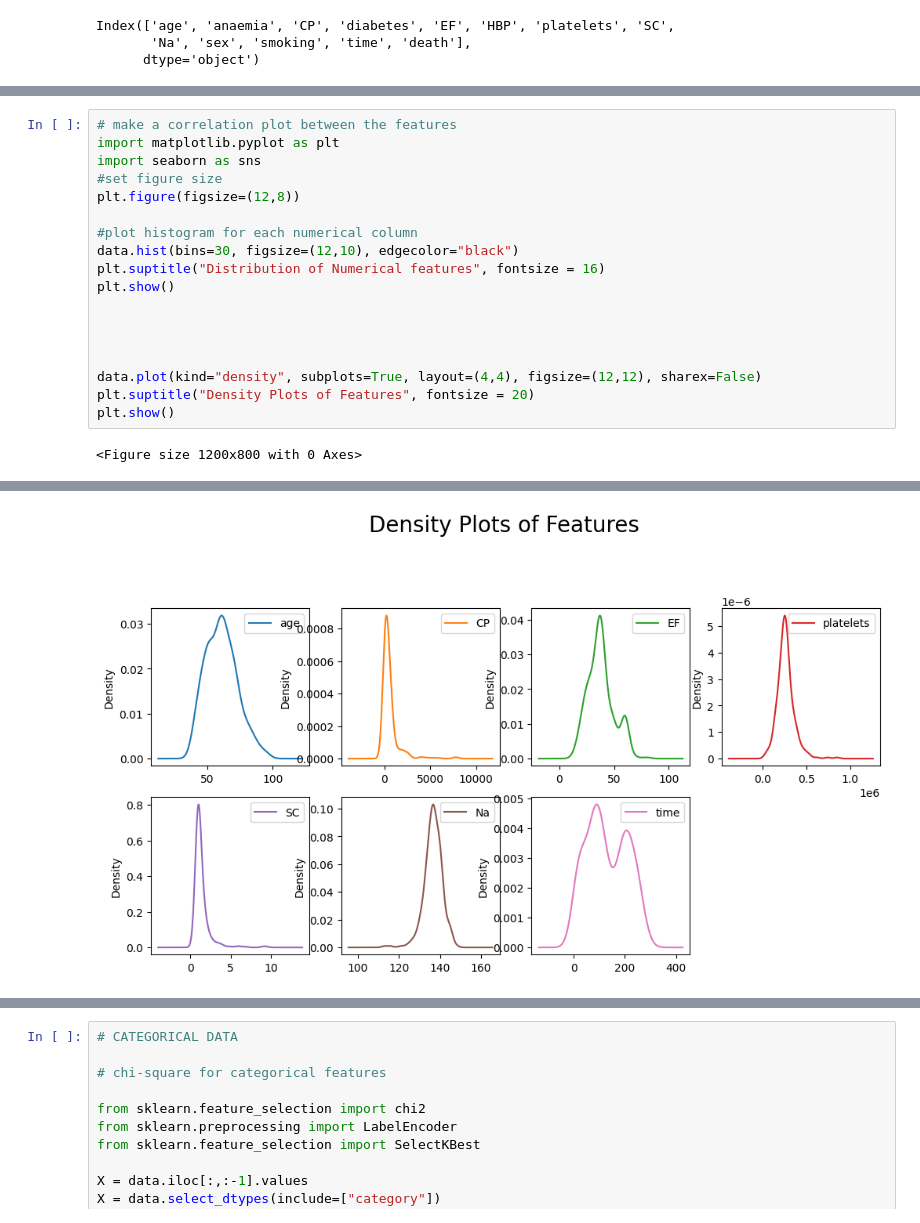
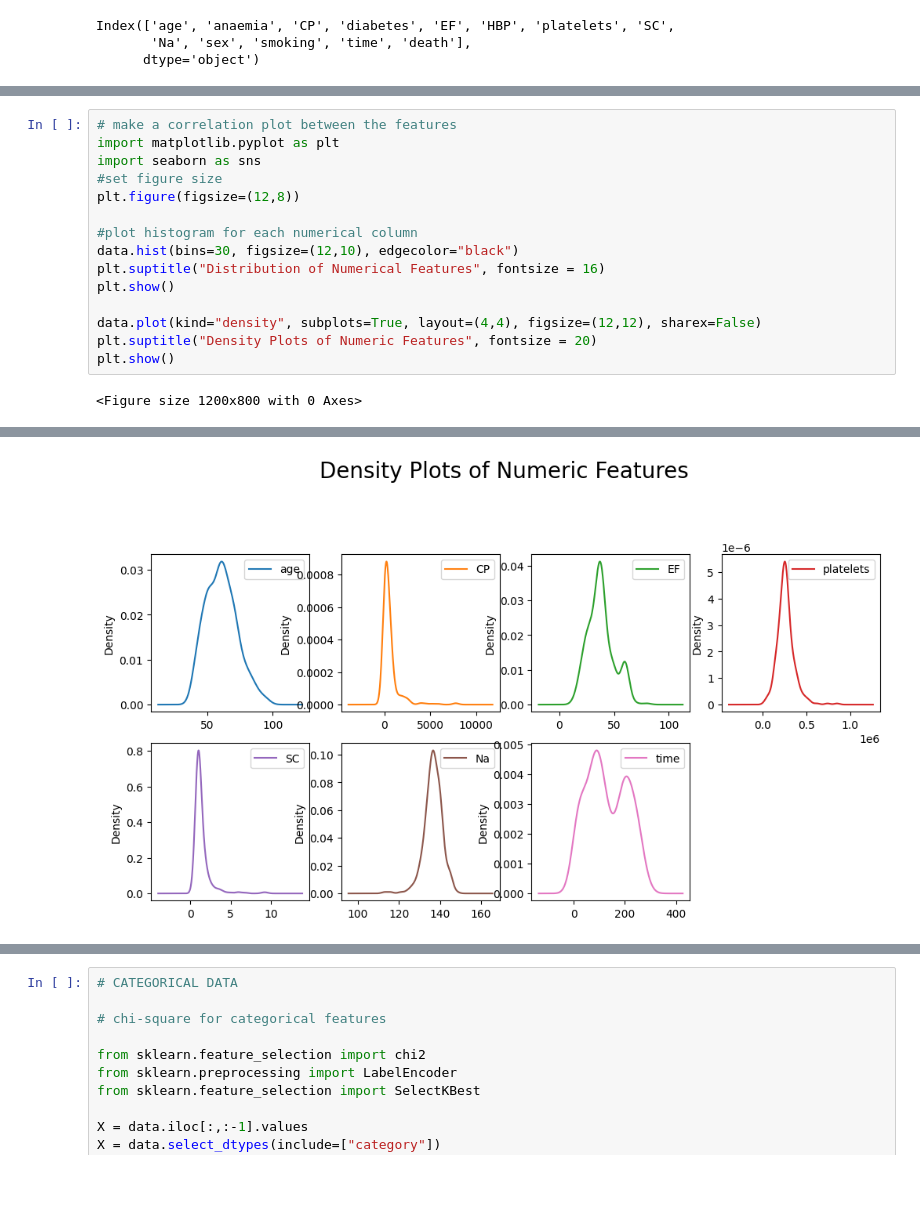
Before and after one commit to CZhakshylykova/Heart-Attack-Risk, a Jupyter notebook: Heart_attack.ipynb, the cells around one changed output, grey strips where cells are left out. Drawn from its saved outputs; the diff is of its cells as text; blank space fills up the shorter version.

```diff
--- a/Heart_attack.ipynb
+++ b/Heart_attack.ipynb
@@ -175,25 +183,22 @@ plt.show()
 # %%
 # make a correlation plot between the features
 import matplotlib.pyplot as plt
 import seaborn as sns
 #set figure size
 plt.figure(figsize=(12,8))
 
 #plot histogram for each numerical column
 data.hist(bins=30, figsize=(12,10), edgecolor="black")
-plt.suptitle("Distribution of Numerical features", fontsize = 16)
+plt.suptitle("Distribution of Numerical Features", fontsize = 16)
 plt.show()
 
-
-
-
 data.plot(kind="density", subplots=True, layout=(4,4), figsize=(12,12), sharex=False)
-plt.suptitle("Density Plots of Features", fontsize = 20)
+plt.suptitle("Density Plots of Numeric Features", fontsize = 20)
 plt.show()
 # %% [output]
 <Figure size 1200x800 with 0 Axes>
 [figure]
-[figure, old version]
+[figure, new version]
 # %%
 #NUMERICAL DATA
 
```
Also changed, not shown: parts of 8 cells of this notebook, 4 other files.
